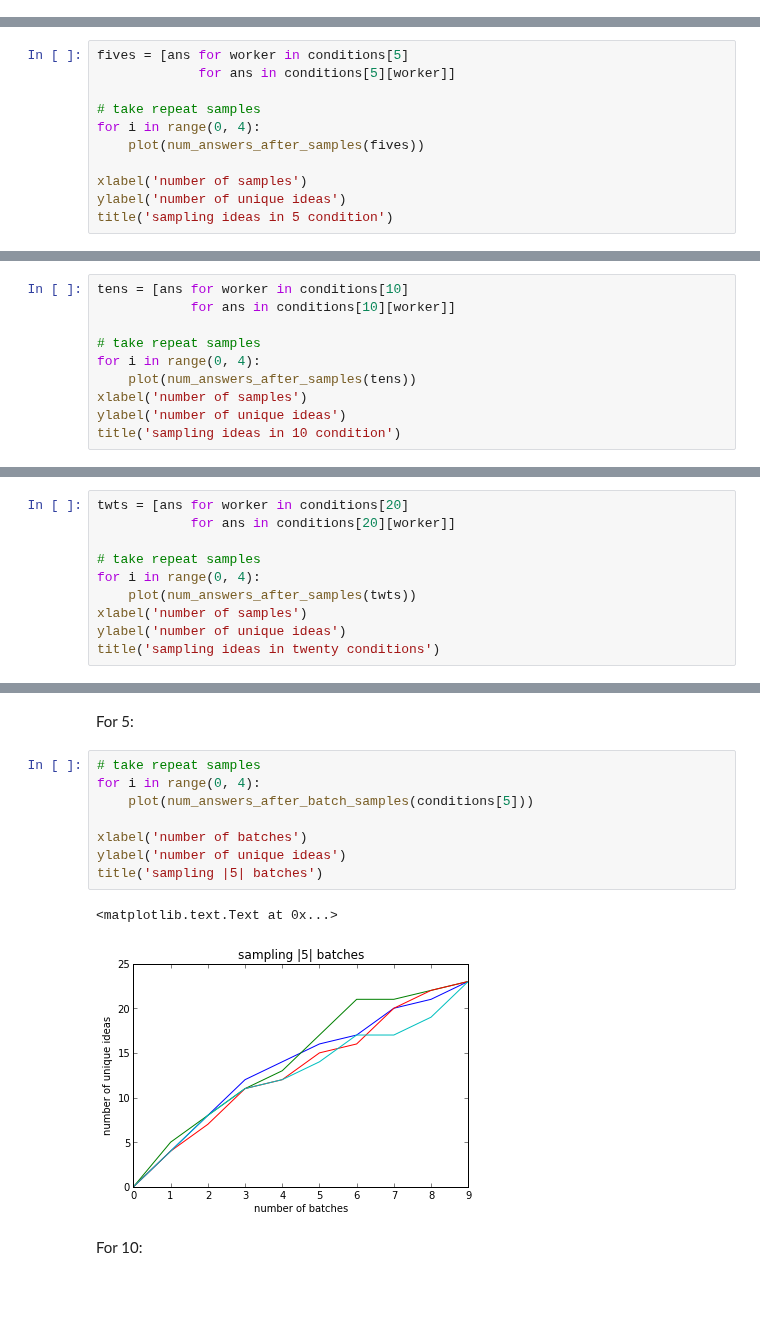
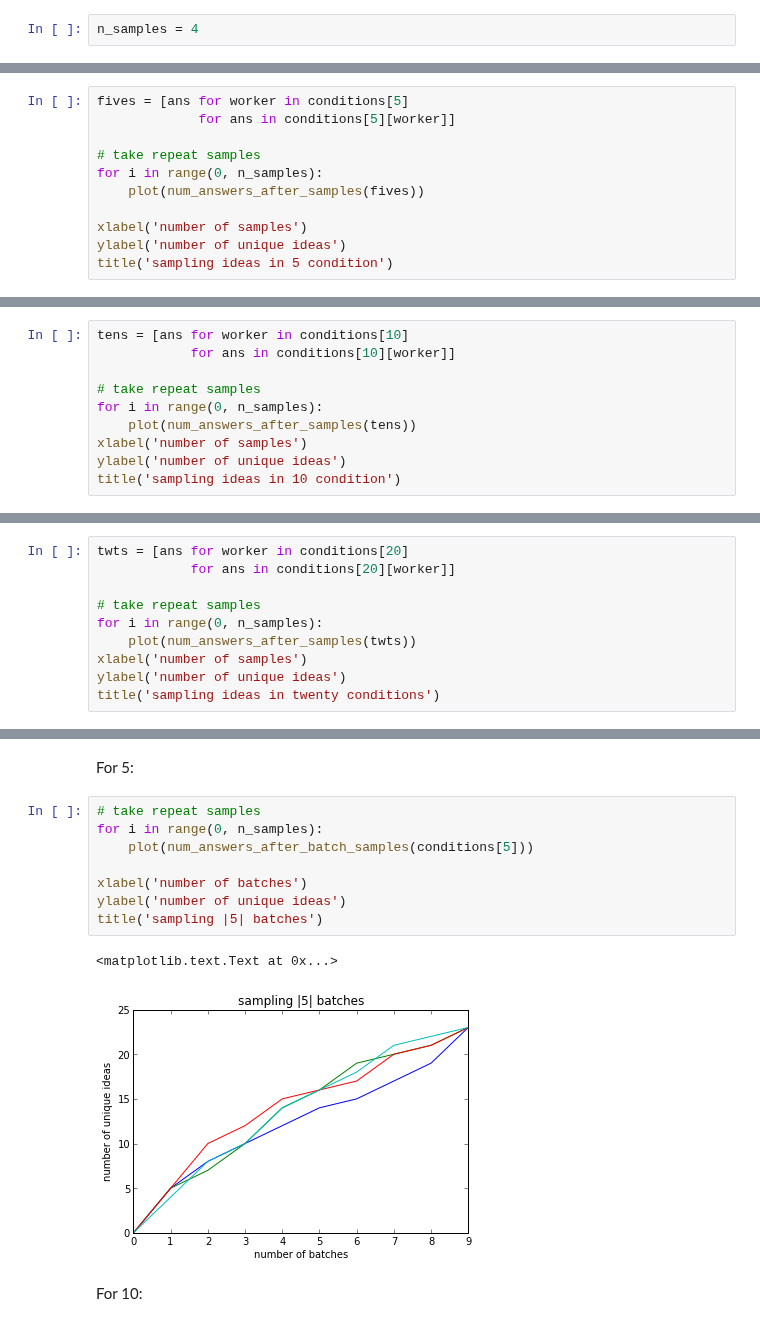
Before and after one commit to filkry/crowbrain, a Jupyter notebook: exps/000_pilot1_analysis.ipynb, the cells around one changed output, grey strips where cells are left out. Cells and saved outputs as stored; diff of their text form; blank space fills up the shorter version.

```diff
--- a/exps/000_pilot1_analysis.ipynb
+++ b/exps/000_pilot1_analysis.ipynb
@@ -97,3 +101,5 @@ print '\n'.join(top_names[:20])
+# %%
+n_samples = 4
 # %% [markdown]
 ## Random sampling
 
@@ -132,7 +138,7 @@ fives = [ans for worker in conditions[5]
              for ans in conditions[5][worker]]
 
 # take repeat samples
-for i in range(0, 4):
+for i in range(0, n_samples):
     plot(num_answers_after_samples(fives))
 
 xlabel('number of samples')
@@ -148,7 +154,7 @@ tens = [ans for worker in conditions[10]
             for ans in conditions[10][worker]]
 
 # take repeat samples
-for i in range(0, 4):
+for i in range(0, n_samples):
     plot(num_answers_after_samples(tens))
 xlabel('number of samples')
 ylabel('number of unique ideas')
@@ -163,7 +169,7 @@ twts = [ans for worker in conditions[20]
             for ans in conditions[20][worker]]
 
 # take repeat samples
-for i in range(0, 4):
+for i in range(0, n_samples):
     plot(num_answers_after_samples(twts))
 xlabel('number of samples')
 ylabel('number of unique ideas')
@@ -193,15 +199,15 @@ def num_answers_after_batch_samples(batches):
 For 5:
 # %%
 # take repeat samples
-for i in range(0, 4):
+for i in range(0, n_samples):
     plot(num_answers_after_batch_samples(conditions[5]))
 
 xlabel('number of batches')
 ylabel('number of unique ideas')
 title('sampling |5| batches')
 # %% [output]
 <matplotlib.text.Text at 0x...>
-[figure, old version]
+[figure, new version]
 # %% [markdown]
 For 10:
 # %%
```
Also changed, not shown: parts of 8 cells of this notebook.
